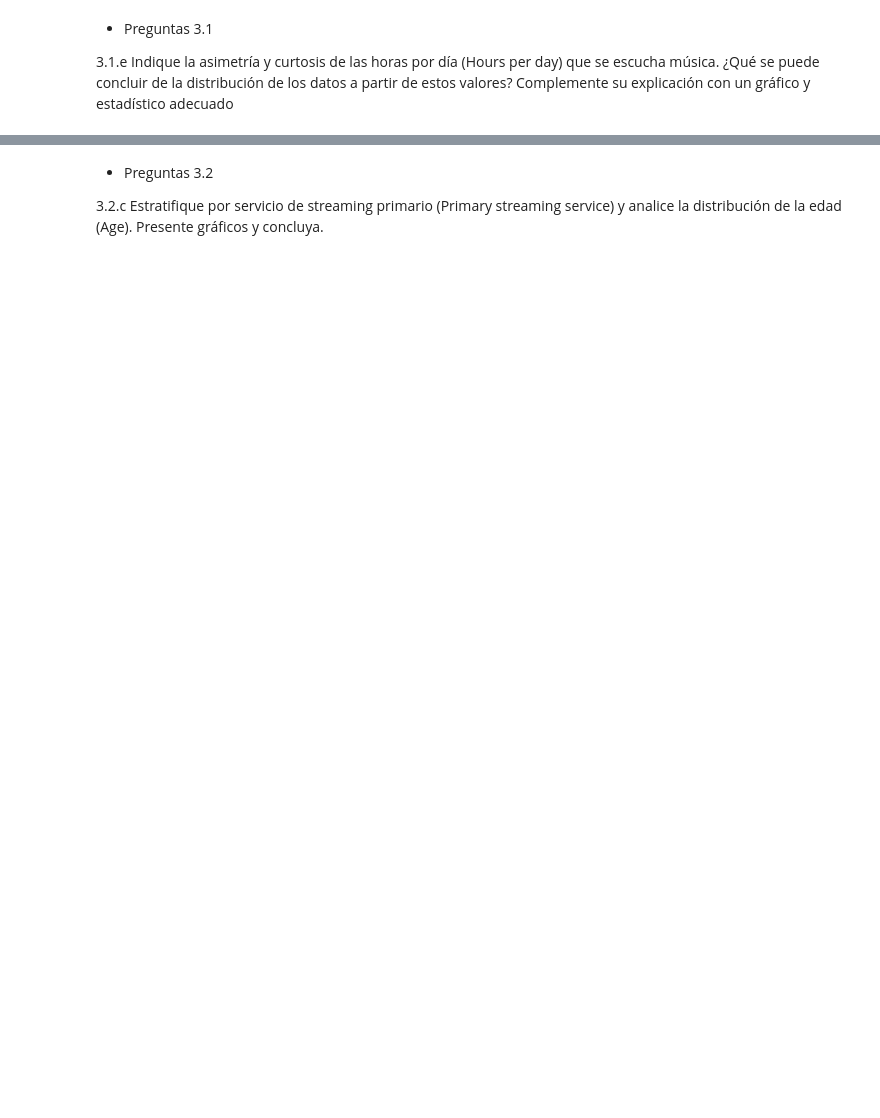
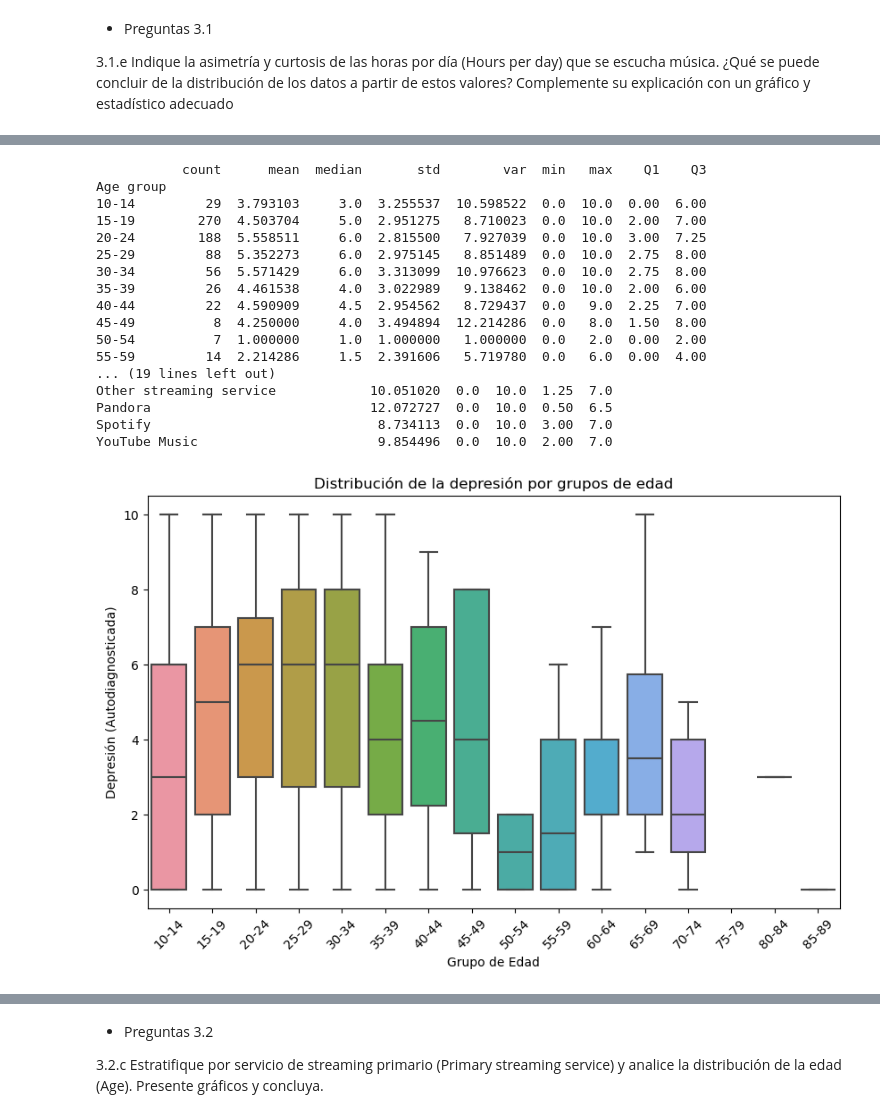
Before and after one commit to mixedpaipo/LECS, a Jupyter notebook: LEC1/lec1-grupoA.ipynb, the cells around one changed output, grey strips where cells are left out. Drawn from its saved outputs; the diff is of its cells as text; code cells hidden in the pictures; blank space fills up the shorter version.

```diff
--- a/LEC1/lec1-grupoA.ipynb
+++ b/LEC1/lec1-grupoA.ipynb
@@ -163,0 +244,74 @@ plt.show()
+# %%
+#Para responder a la pregunta 3.2.a
+
+#Estratificacion por edad
+bins = range(10, 95, 5)
+labels = [f'{i}-{i+4}' for i in range(10, 90, 5)]
+
+df["Age group"] = pd.cut(df['Age'], bins=bins, labels=labels, right=False)
+
+grupo1 = df.groupby("Age group")
+edad_depresion = grupo1['Depression'].agg(['count', 'mean', 'median', 'std', 'var', 'min', 'max',lambda x: x.quantile(0.25),lambda x: x.quantile(0.75)])
+edad_depresion.columns = ['count', 'mean', 'median', 'std', 'var', 'min', 'max', 'Q1', 'Q3']
+
+filtro = edad_depresion.fillna(0)
+print(filtro)
+
+#Estratificacion por sercicio de streaming
+grupo2 = df.groupby('Primary streaming service')
+
+servicio_depresion = grupo2['Depression'].agg(['count', 'mean', 'median', 'std', 'var', 'min', 'max',lambda x: x.quantile(0.25),lambda x: x.quantile(0.75)])
+servicio_depresion.columns = ['count', 'mean', 'median', 'std', 'var', 'min', 'max', 'Q1', 'Q3']
+
+print(servicio_depresion)
+
+#Graficando la estratificacion por edad
+plt.figure(figsize=(10, 6))
+sns.boxplot(x="Age group", y="Depression", data=df)
+plt.title("Distribución de la depresión por grupos de edad")
+plt.xlabel("Grupo de Edad")
+plt.ylabel("Depresión (Autodiagnosticada)")
+plt.xticks(rotation=45)
+plt.show()
+
+edad_depresion[['mean', 'median', 'Q1', 'Q3']].plot(kind='bar', figsize=(10, 6))
+plt.title("Estadísticos de depresíon por grupos de edad")
+plt.xlabel("Grupo de Edad")
+plt.ylabel("Valor de la depresión")
+plt.xticks(rotation=45)
+plt.show()
+
+#Graficando la estratificacion por servicio de streaming
+plt.figure(figsize=(10, 6))
+sns.boxplot(x="Primary streaming service", y="Depression", data=df)
+plt.title("Distribución de la depresión por servicio de streaming")
+plt.xlabel("Servicio de streaming")
+plt.ylabel("Depresión (Autodiagnosticada)")
+plt.xticks(rotation=45)
+plt.show()
+
+servicio_depresion[['mean', 'median', 'Q1', 'Q3']].plot(kind='bar', figsize=(10, 6))
+plt.title("Estadísticos de depresíon por servicio de streaming")
+plt.xlabel("Servicio de streaming")
+plt.ylabel("Valor de la depresión")
+plt.xticks(rotation=45)
+plt.show()
+# %% [output]
+           count      mean  median       std        var  min   max    Q1    Q3
+Age group
+10-14         29  3.793103     3.0  3.255537  10.598522  0.0  10.0  0.00  6.00
+15-19        270  4.503704     5.0  2.951275   8.710023  0.0  10.0  2.00  7.00
+20-24        188  5.558511     6.0  2.815500   7.927039  0.0  10.0  3.00  7.25
+25-29         88  5.352273     6.0  2.975145   8.851489  0.0  10.0  2.75  8.00
+30-34         56  5.571429     6.0  3.313099  10.976623  0.0  10.0  2.75  8.00
+35-39         26  4.461538     4.0  3.022989   9.138462  0.0  10.0  2.00  6.00
+40-44         22  4.590909     4.5  2.954562   8.729437  0.0   9.0  2.25  7.00
+45-49          8  4.250000     4.0  3.494894  12.214286  0.0   8.0  1.50  8.00
+50-54          7  1.000000     1.0  1.000000   1.000000  0.0   2.0  0.00  2.00
+55-59         14  2.214286     1.5  2.391606   5.719780  0.0   6.0  0.00  4.00
+... (19 lines left out)
+Other streaming service            10.051020  0.0  10.0  1.25  7.0
+Pandora                            12.072727  0.0  10.0  0.50  6.5
+Spotify                             8.734113  0.0  10.0  3.00  7.0
+YouTube Music                       9.854496  0.0  10.0  2.00  7.0
+[figure, added]
```
Also changed, not shown: parts of 19 cells of this notebook.
